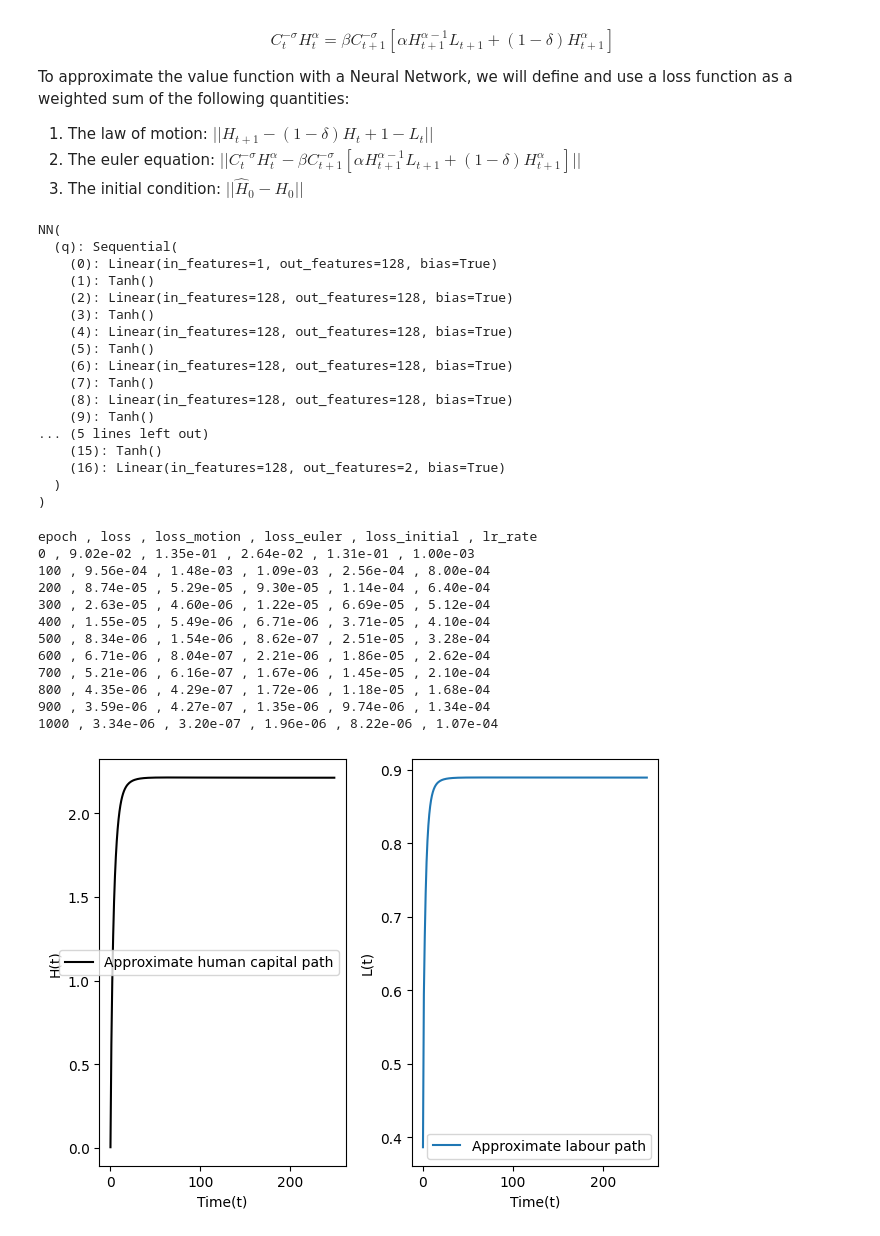
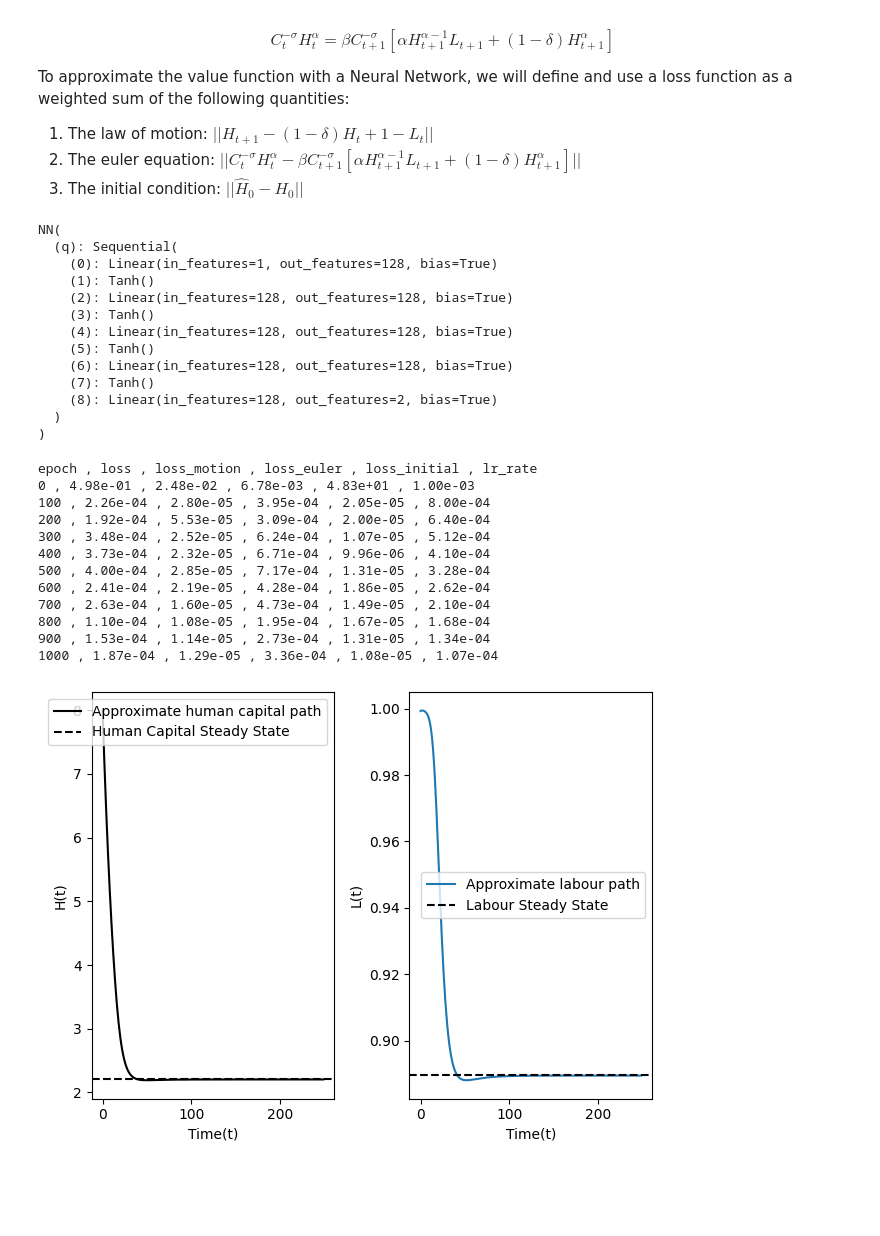
Before and after one commit to Maxclt/dynamic_programming, a Jupyter notebook: notebooks/advanced_programming_project.ipynb, the cells around one changed output. Saved outputs shown, nothing was run; the diff lists cells and outputs as text; code cells hidden in the pictures; blank space fills up the shorter version.

Commit message:
added steady state

```diff
--- a/notebooks/advanced_programming_project.ipynb
+++ b/notebooks/advanced_programming_project.ipynb
@@ -148,7 +148,7 @@ grid_data = GridData(max_T=250, batch_size=50)
 train_loader = grid_data.loader
 num_epochs = 1001
 # %%
-q_hat = NN(h_0=1e-3, layers=8)
+q_hat = NN(h_0=8, layers=4)
 learning_rate = 1e-3
 optimizer = torch.optim.Adam(q_hat.parameters(), lr=learning_rate)
 scheduler = torch.optim.lr_scheduler.StepLR(optimizer, step_size=100, gamma=0.8)
@@ -165,17 +165,13 @@ NN(
     (5): Tanh()
     (6): Linear(in_features=128, out_features=128, bias=True)
     (7): Tanh()
-    (8): Linear(in_features=128, out_features=128, bias=True)
-    (9): Tanh()
-... (5 lines left out)
-    (15): Tanh()
-    (16): Linear(in_features=128, out_features=2, bias=True)
+    (8): Linear(in_features=128, out_features=2, bias=True)
   )
 )
 # %%
 for epoch in range(num_epochs):
     for time in train_loader:
-        loss, loss_1, loss_2, loss_3 = q_hat.compute_loss(time, weight=np.array([0.3, 0.4, 0.3]))
+        loss, loss_1, loss_2, loss_3 = q_hat.compute_loss(time, weight=np.array([0.45, 0.54, 0.01]))
 
         optimizer.zero_grad()
         loss.backward()
@@ -213,17 +209,17 @@ for epoch in range(num_epochs):
         )
 # %% [output]
 epoch , loss , loss_motion , loss_euler , loss_initial , lr_rate
-0 , 9.02e-02 , 1.35e-01 , 2.64e-02 , 1.31e-01 , 1.00e-03
-100 , 9.56e-04 , 1.48e-03 , 1.09e-03 , 2.56e-04 , 8.00e-04
-200 , 8.74e-05 , 5.29e-05 , 9.30e-05 , 1.14e-04 , 6.40e-04
-300 , 2.63e-05 , 4.60e-06 , 1.22e-05 , 6.69e-05 , 5.12e-04
-400 , 1.55e-05 , 5.49e-06 , 6.71e-06 , 3.71e-05 , 4.10e-04
-500 , 8.34e-06 , 1.54e-06 , 8.62e-07 , 2.51e-05 , 3.28e-04
-600 , 6.71e-06 , 8.04e-07 , 2.21e-06 , 1.86e-05 , 2.62e-04
-700 , 5.21e-06 , 6.16e-07 , 1.67e-06 , 1.45e-05 , 2.10e-04
-800 , 4.35e-06 , 4.29e-07 , 1.72e-06 , 1.18e-05 , 1.68e-04
-900 , 3.59e-06 , 4.27e-07 , 1.35e-06 , 9.74e-06 , 1.34e-04
-1000 , 3.34e-06 , 3.20e-07 , 1.96e-06 , 8.22e-06 , 1.07e-04
+0 , 4.98e-01 , 2.48e-02 , 6.78e-03 , 4.83e+01 , 1.00e-03
+100 , 2.26e-04 , 2.80e-05 , 3.95e-04 , 2.05e-05 , 8.00e-04
+200 , 1.92e-04 , 5.53e-05 , 3.09e-04 , 2.00e-05 , 6.40e-04
+300 , 3.48e-04 , 2.52e-05 , 6.24e-04 , 1.07e-05 , 5.12e-04
+400 , 3.73e-04 , 2.32e-05 , 6.71e-04 , 9.96e-06 , 4.10e-04
+500 , 4.00e-04 , 2.85e-05 , 7.17e-04 , 1.31e-05 , 3.28e-04
+600 , 2.41e-04 , 2.19e-05 , 4.28e-04 , 1.86e-05 , 2.62e-04
+700 , 2.63e-04 , 1.60e-05 , 4.73e-04 , 1.49e-05 , 2.10e-04
+800 , 1.10e-04 , 1.08e-05 , 1.95e-04 , 1.67e-05 , 1.68e-04
+900 , 1.53e-04 , 1.14e-05 , 2.73e-04 , 1.31e-05 , 1.34e-04
+1000 , 1.87e-04 , 1.29e-05 , 3.36e-04 , 1.08e-05 , 1.07e-04
 # %%
 time_test = grid_data.time_range
 h_hat_path = q_hat(time_test)[:, [0]].detach()
@@ -231,18 +227,22 @@ l_hat_path = q_hat(time_test)[:, [1]].detach()
 # %%
 plt.subplot(1, 2, 1)
 
 plt.plot(time_test, h_hat_path, color="k", label=r"Approximate human capital path")
 plt.ylabel(r"H(t)")
+plt.axhline(y=q_hat.ces.steady_h, linestyle="--", color="k", label="Human Capital Steady State")
 plt.xlabel(r"Time(t)")
 plt.legend(loc="best")
 
 plt.subplot(1, 2, 2)
 plt.plot(time_test, l_hat_path, label=r"Approximate labour path")
 plt.ylabel(r"L(t)")
+plt.axhline(
+    y=q_hat.ces.steady_l, linestyle="--", color="k", label="Labour Steady State"
+)
 plt.xlabel(r"Time(t)")
 plt.tight_layout()
 plt.legend(loc="best")
 plt.tight_layout()
 plt.show()
 # %% [output]
-[figure, old version]
+[figure, new version]
```
Also changed, not shown: parts of 2 cells of this notebook, 1 other file.
